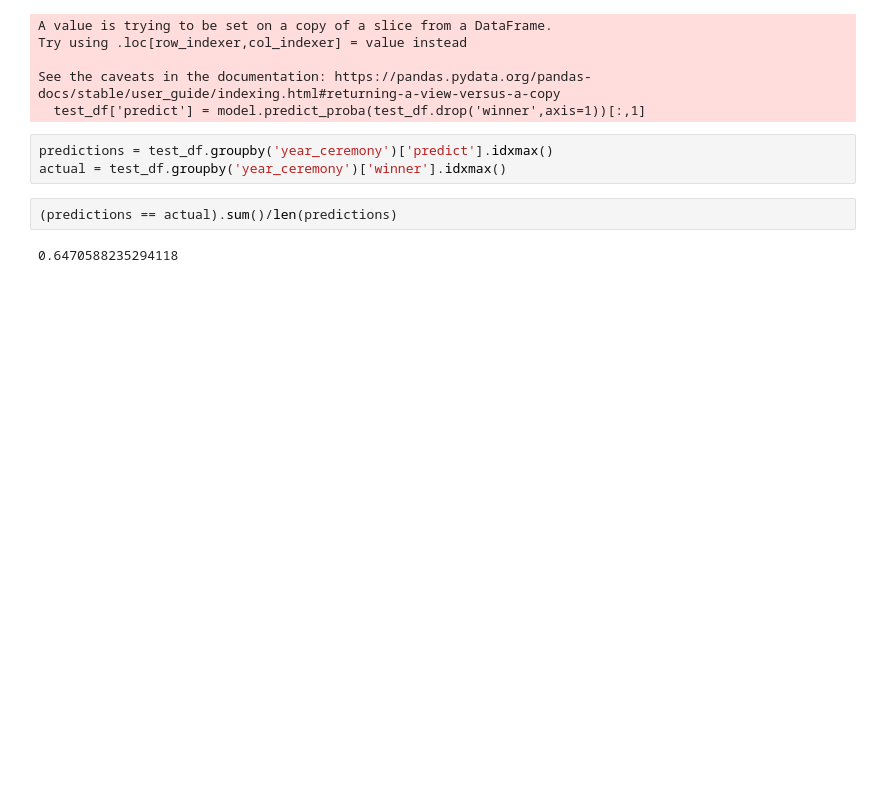
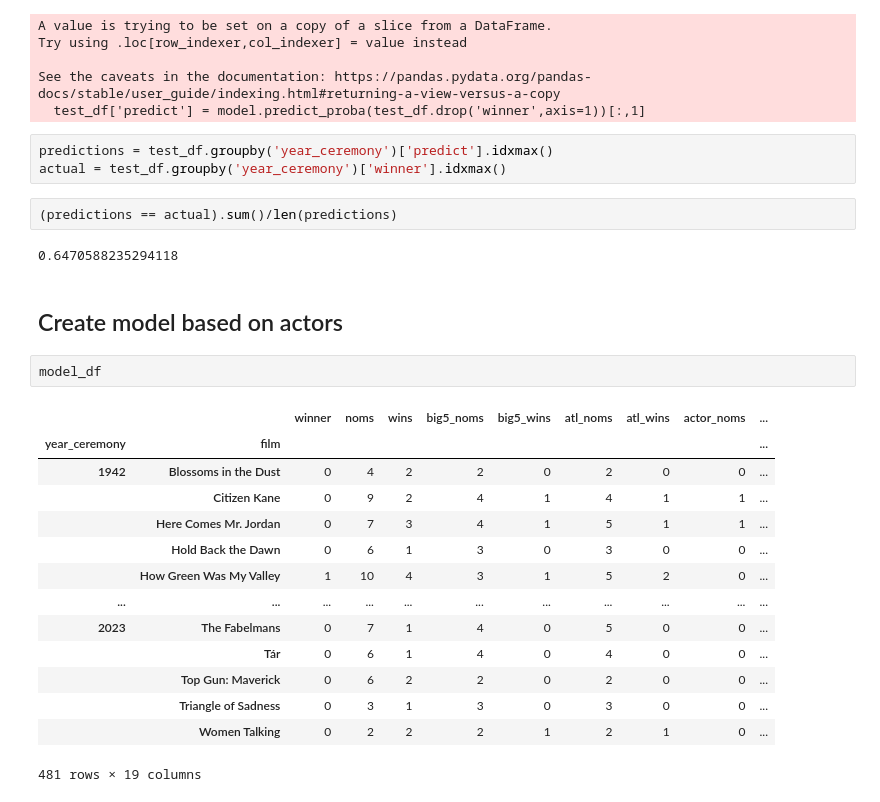
Before and after one commit to nthall93/oscars, a Jupyter notebook: model.ipynb, the cells around one changed output. Saved outputs shown, nothing was run; the diff lists cells and outputs as text; blank space fills up the shorter version.

Commit message:
Added actor dataset

```diff
--- a/model.ipynb
+++ b/model.ipynb
@@ -109,3 +109,22 @@ actual = test_df.groupby('year_ceremony')['winner'].idxmax()
 (predictions == actual).sum()/len(predictions)
 # %% [output]
 0.6470588235294118
+# %% [markdown]
+## Create model based on actors
+# %%
+model_df
+# %% [output]
+|  |  | winner | noms | wins | big5_noms | big5_wins | atl_noms | atl_wins | actor_noms | ... |
+| year_ceremony | film |  |  |  |  |  |  |  |  | ... |
+| 1942 | Blossoms in the Dust | 0 | 4 | 2 | 2 | 0 | 2 | 0 | 0 | ... |
+|  | Citizen Kane | 0 | 9 | 2 | 4 | 1 | 4 | 1 | 1 | ... |
+|  | Here Comes Mr. Jordan | 0 | 7 | 3 | 4 | 1 | 5 | 1 | 1 | ... |
+|  | Hold Back the Dawn | 0 | 6 | 1 | 3 | 0 | 3 | 0 | 0 | ... |
+|  | How Green Was My Valley | 1 | 10 | 4 | 3 | 1 | 5 | 2 | 0 | ... |
+| ... | ... | ... | ... | ... | ... | ... | ... | ... | ... | ... |
+| 2023 | The Fabelmans | 0 | 7 | 1 | 4 | 0 | 5 | 0 | 0 | ... |
+|  | Tár | 0 | 6 | 1 | 4 | 0 | 4 | 0 | 0 | ... |
+|  | Top Gun: Maverick | 0 | 6 | 2 | 2 | 0 | 2 | 0 | 0 | ... |
+|  | Triangle of Sadness | 0 | 3 | 1 | 3 | 0 | 3 | 0 | 0 | ... |
+|  | Women Talking | 0 | 2 | 2 | 2 | 1 | 2 | 1 | 0 | ... |
+481 rows × 19 columns
```
Also changed, not shown: parts of 5 cells of this notebook.
